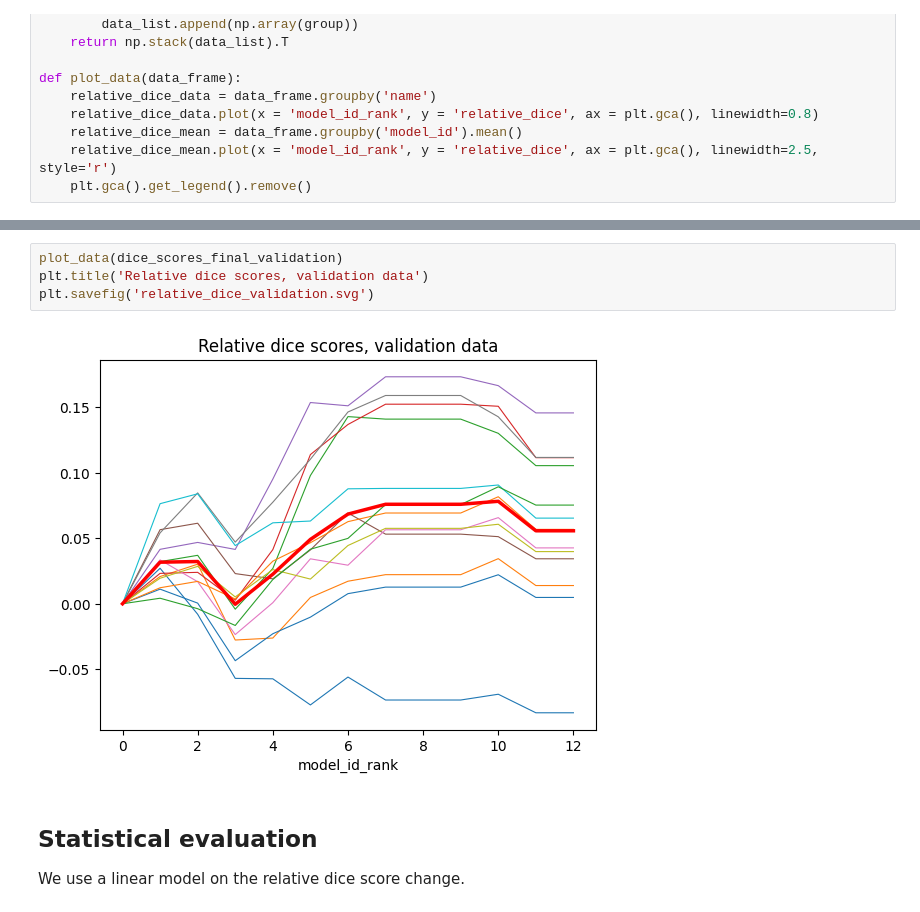
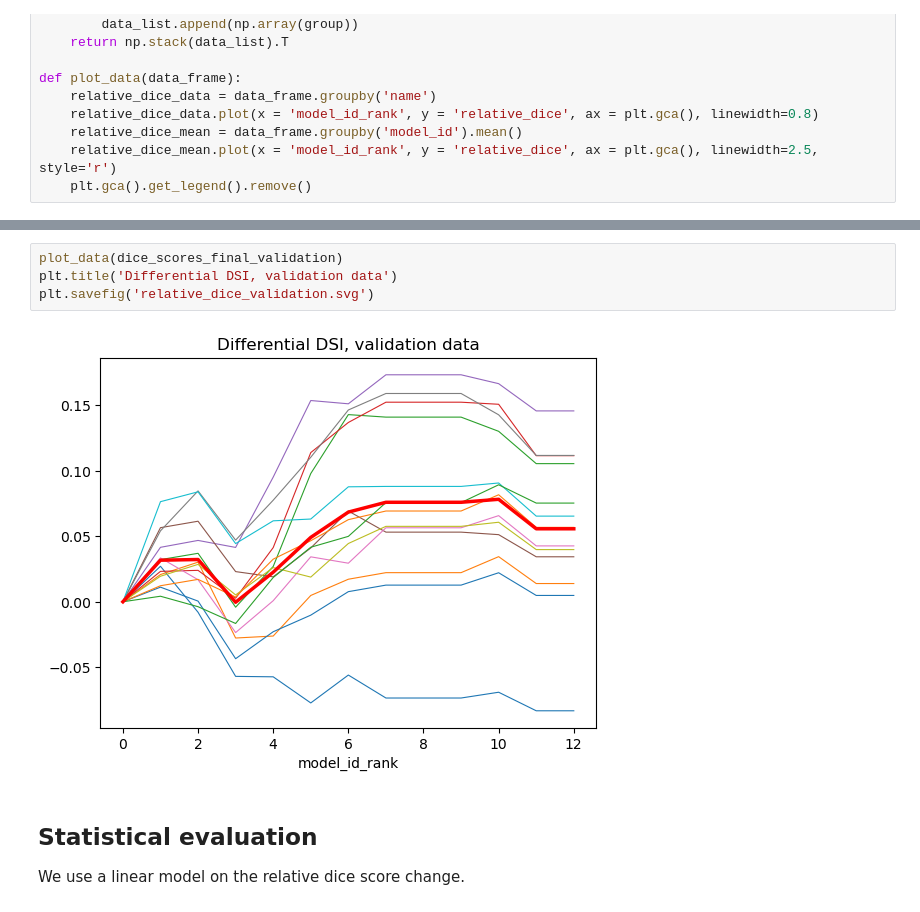
Before and after one commit to dafne-imaging/dafne-evaluation, a Jupyter notebook: dafne_figures.ipynb, the cells around one changed output, grey strips where cells are left out. Cells and saved outputs as stored; diff of their text form.

```diff
--- a/dafne_figures.ipynb
+++ b/dafne_figures.ipynb
@@ -196,9 +196,9 @@ plt.savefig('relative_dice_training.svg')
 # %%
 plot_data(dice_scores_final_validation)
-plt.title('Relative dice scores, validation data')
+plt.title('Differential DSI, validation data')
 plt.savefig('relative_dice_validation.svg')
 # %% [output]
-[figure, old version]
+[figure, new version]
 # %% [markdown]
 ## Statistical evaluation
 We use a linear model on the relative dice score change.
```
Also changed, not shown: parts of 1 cell of this notebook.
